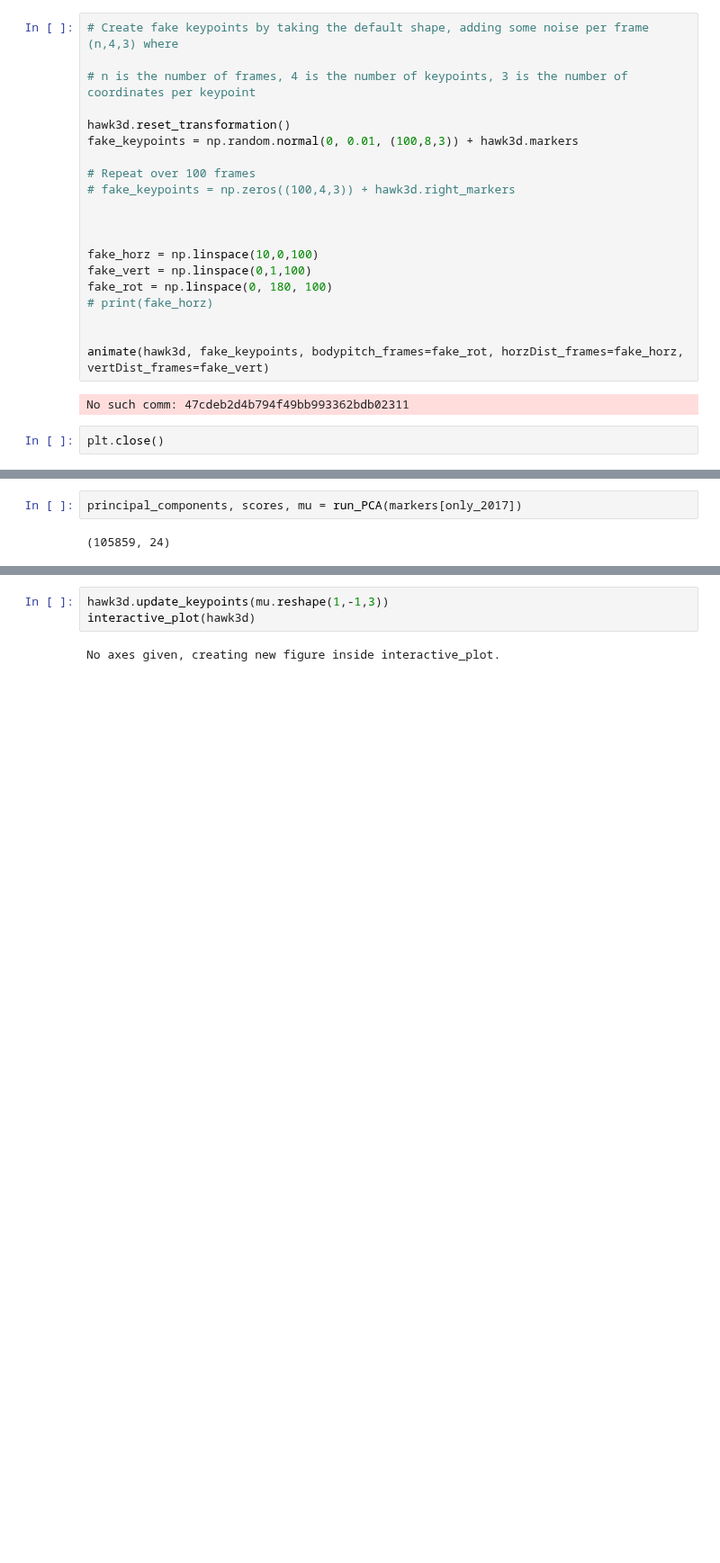
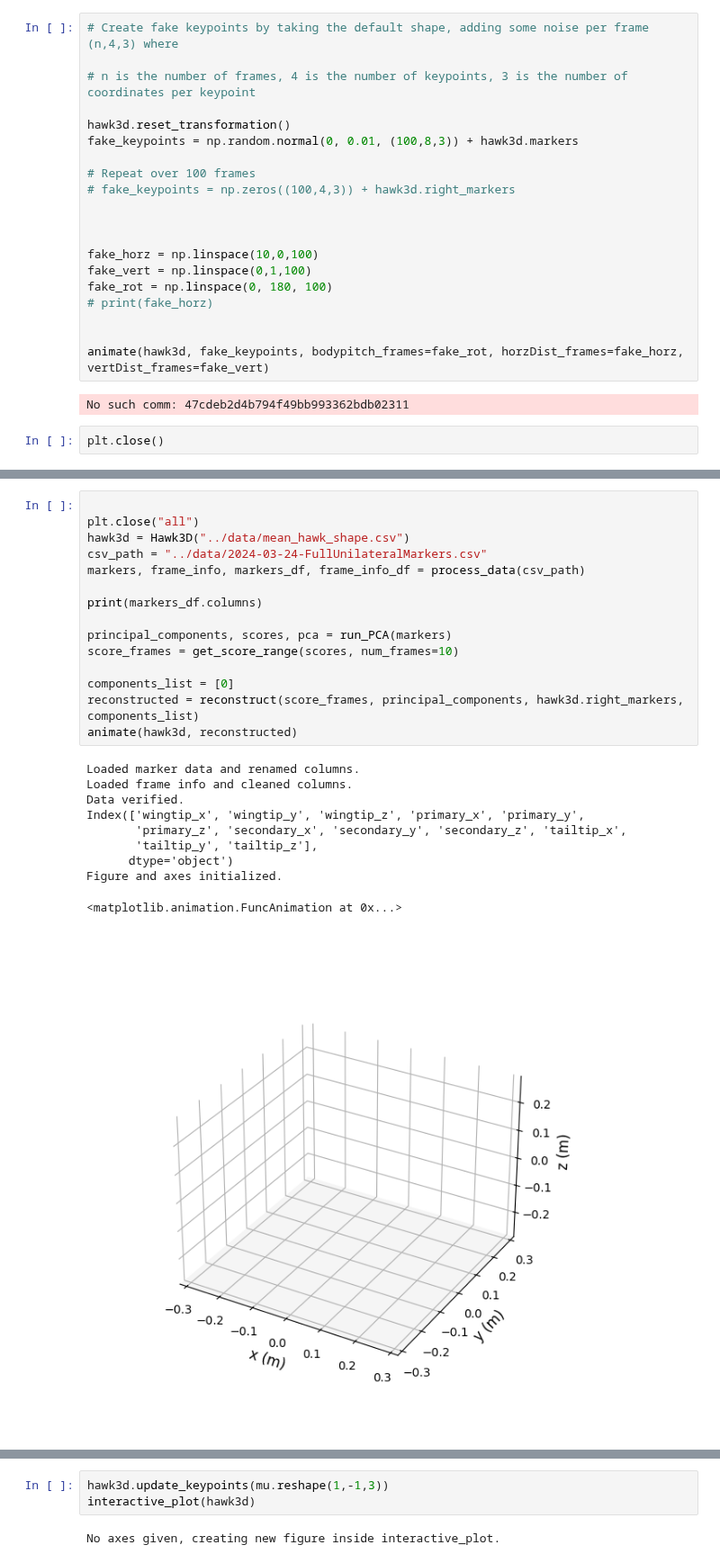
Before and after one commit to LydiaFrance/morphing_birds, a Jupyter notebook: examples/trytofix_copy.ipynb, the cells around one changed output, grey strips where cells are left out. Shown at 90% size. Saved outputs shown, nothing was run; the diff lists cells and outputs as text; blank space fills up the shorter version.

Commit message:
Fixed animations, needed PC rows not cols

```diff
--- a/examples/trytofix_copy.ipynb
+++ b/examples/trytofix_copy.ipynb
@@ -80,7 +133,29 @@ Index(['left_wingtip_x', 'left_wingtip_y', 'left_wingtip_z', 'right_wingtip_x',
        'left_tailtip_y', 'left_tailtip_z', 'right_tailtip_x',
        'right_tailtip_y', 'right_tailtip_z'],
       dtype='object')
-# %%
-principal_components, scores, mu = run_PCA(markers[only_2017])
-# %% [output]
-(105859, 24)
+# %%
+
+plt.close("all")
+hawk3d = Hawk3D("../data/mean_hawk_shape.csv")
+csv_path = "../data/2024-03-24-FullUnilateralMarkers.csv"
+markers, frame_info, markers_df, frame_info_df = process_data(csv_path)
+
+print(markers_df.columns)
+
+principal_components, scores, pca = run_PCA(markers)
+score_frames = get_score_range(scores, num_frames=10)
+
+components_list = [0]
+reconstructed = reconstruct(score_frames, principal_components, hawk3d.right_markers, components_list)
+animate(hawk3d, reconstructed)
+# %% [output]
+Loaded marker data and renamed columns.
+Loaded frame info and cleaned columns.
+Data verified.
+Index(['wingtip_x', 'wingtip_y', 'wingtip_z', 'primary_x', 'primary_y',
+       'primary_z', 'secondary_x', 'secondary_y', 'secondary_z', 'tailtip_x',
+       'tailtip_y', 'tailtip_z'],
+      dtype='object')
+Figure and axes initialized.
+<matplotlib.animation.FuncAnimation at 0x...>
+[figure, added]
```
Also changed, not shown: parts of 12 cells of this notebook, 8 other files.
